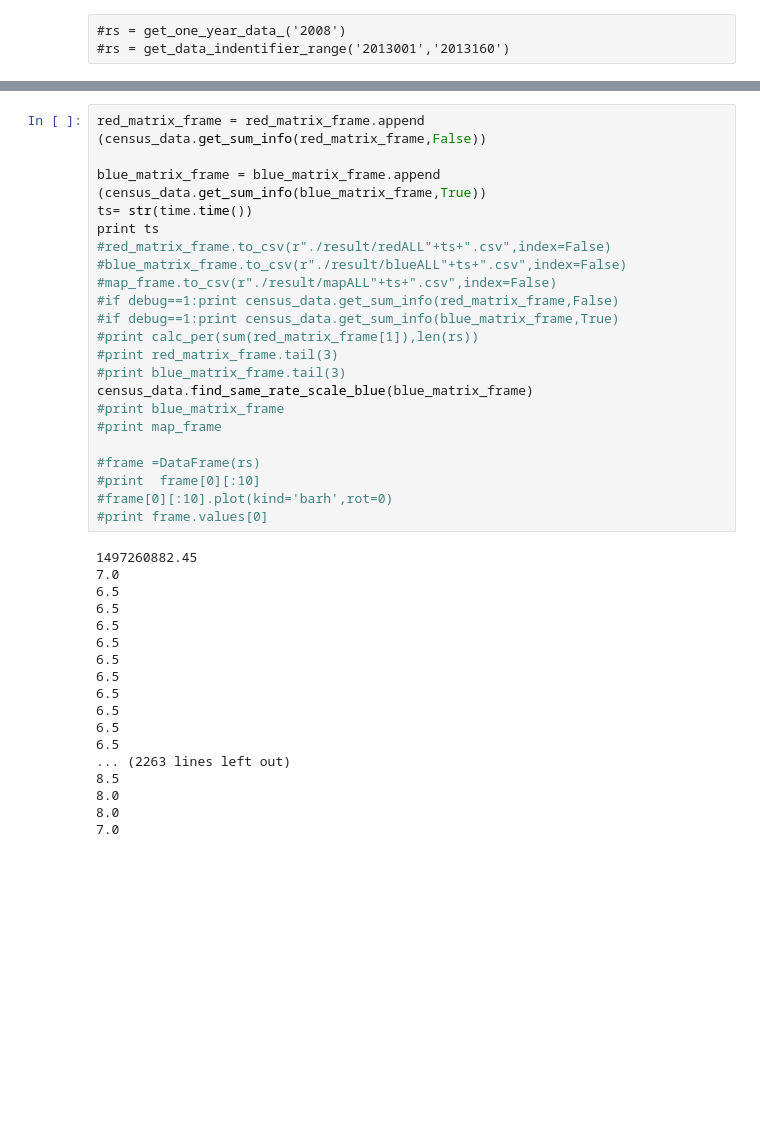
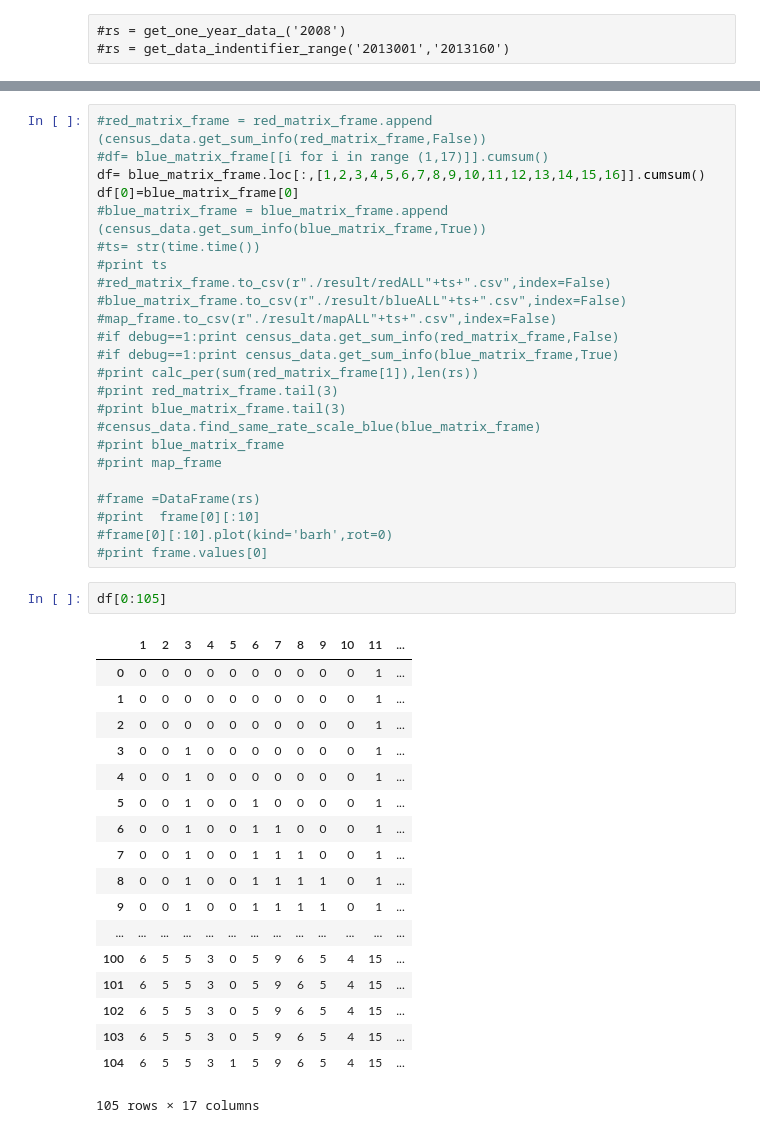
Before and after one commit to Kang-Jack/ShuangSe, a Jupyter notebook: iPython/analyze.ipynb, the cells around one changed output, grey strips where cells are left out. Drawn from its saved outputs; the diff is of its cells as text; blank space fills up the shorter version.

Commit message:
summary bule matrix
summary bule matrix

```diff
--- a/iPython/analyze.ipynb
+++ b/iPython/analyze.ipynb
@@ -94,11 +97,13 @@ sns.countplot(x=16, data=blue_matrix_frame[1:])
 <matplotlib.axes._subplots.AxesSubplot at 0x...>
 [figure]
 # %%
-red_matrix_frame = red_matrix_frame.append (census_data.get_sum_info(red_matrix_frame,False))
-
-blue_matrix_frame = blue_matrix_frame.append (census_data.get_sum_info(blue_matrix_frame,True))
-ts= str(time.time())
-print ts
+#red_matrix_frame = red_matrix_frame.append (census_data.get_sum_info(red_matrix_frame,False))
+#df= blue_matrix_frame[[i for i in range (1,17)]].cumsum()
+df= blue_matrix_frame.loc[:,[1,2,3,4,5,6,7,8,9,10,11,12,13,14,15,16]].cumsum()
+df[0]=blue_matrix_frame[0]
+#blue_matrix_frame = blue_matrix_frame.append (census_data.get_sum_info(blue_matrix_frame,True))
+#ts= str(time.time())
+#print ts
 #red_matrix_frame.to_csv(r"./result/redALL"+ts+".csv",index=False)
 #blue_matrix_frame.to_csv(r"./result/blueALL"+ts+".csv",index=False)
 #map_frame.to_csv(r"./result/mapALL"+ts+".csv",index=False)
@@ -107,7 +112,7 @@ print ts
 #print calc_per(sum(red_matrix_frame[1]),len(rs))
 #print red_matrix_frame.tail(3)
 #print blue_matrix_frame.tail(3)
-census_data.find_same_rate_scale_blue(blue_matrix_frame)
+#census_data.find_same_rate_scale_blue(blue_matrix_frame)
 #print blue_matrix_frame
 #print map_frame
 
@@ -115,21 +120,24 @@ census_data.find_same_rate_scale_blue(blue_matrix_frame)
 #print  frame[0][:10]
 #frame[0][:10].plot(kind='barh',rot=0)
 #print frame.values[0]
-# %% [output]
-1497260882.45
-7.0
-6.5
-6.5
-6.5
-6.5
-6.5
-6.5
-6.5
-6.5
-6.5
-6.5
-... (2263 lines left out)
-8.5
-8.0
-8.0
-7.0
+# %%
+df[0:105]
+# %% [output]
+|  | 1 | 2 | 3 | 4 | 5 | 6 | 7 | 8 | 9 | 10 | 11 | ... |
+| 0 | 0 | 0 | 0 | 0 | 0 | 0 | 0 | 0 | 0 | 0 | 1 | ... |
+| 1 | 0 | 0 | 0 | 0 | 0 | 0 | 0 | 0 | 0 | 0 | 1 | ... |
+| 2 | 0 | 0 | 0 | 0 | 0 | 0 | 0 | 0 | 0 | 0 | 1 | ... |
+| 3 | 0 | 0 | 1 | 0 | 0 | 0 | 0 | 0 | 0 | 0 | 1 | ... |
+| 4 | 0 | 0 | 1 | 0 | 0 | 0 | 0 | 0 | 0 | 0 | 1 | ... |
+| 5 | 0 | 0 | 1 | 0 | 0 | 1 | 0 | 0 | 0 | 0 | 1 | ... |
+| 6 | 0 | 0 | 1 | 0 | 0 | 1 | 1 | 0 | 0 | 0 | 1 | ... |
+| 7 | 0 | 0 | 1 | 0 | 0 | 1 | 1 | 1 | 0 | 0 | 1 | ... |
+| 8 | 0 | 0 | 1 | 0 | 0 | 1 | 1 | 1 | 1 | 0 | 1 | ... |
+| 9 | 0 | 0 | 1 | 0 | 0 | 1 | 1 | 1 | 1 | 0 | 1 | ... |
+| ... | ... | ... | ... | ... | ... | ... | ... | ... | ... | ... | ... | ... |
+| 100 | 6 | 5 | 5 | 3 | 0 | 5 | 9 | 6 | 5 | 4 | 15 | ... |
+| 101 | 6 | 5 | 5 | 3 | 0 | 5 | 9 | 6 | 5 | 4 | 15 | ... |
+| 102 | 6 | 5 | 5 | 3 | 0 | 5 | 9 | 6 | 5 | 4 | 15 | ... |
+| 103 | 6 | 5 | 5 | 3 | 0 | 5 | 9 | 6 | 5 | 4 | 15 | ... |
+| 104 | 6 | 5 | 5 | 3 | 1 | 5 | 9 | 6 | 5 | 4 | 15 | ... |
+105 rows × 17 columns
```
Also changed, not shown: parts of 8 cells of this notebook.
